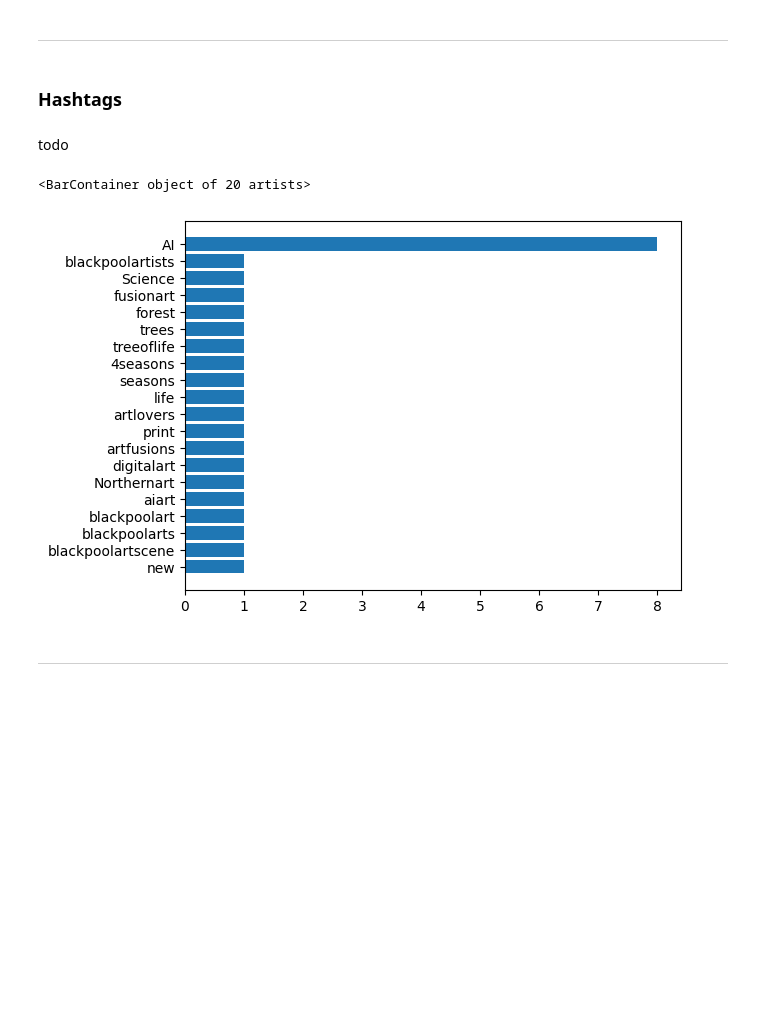
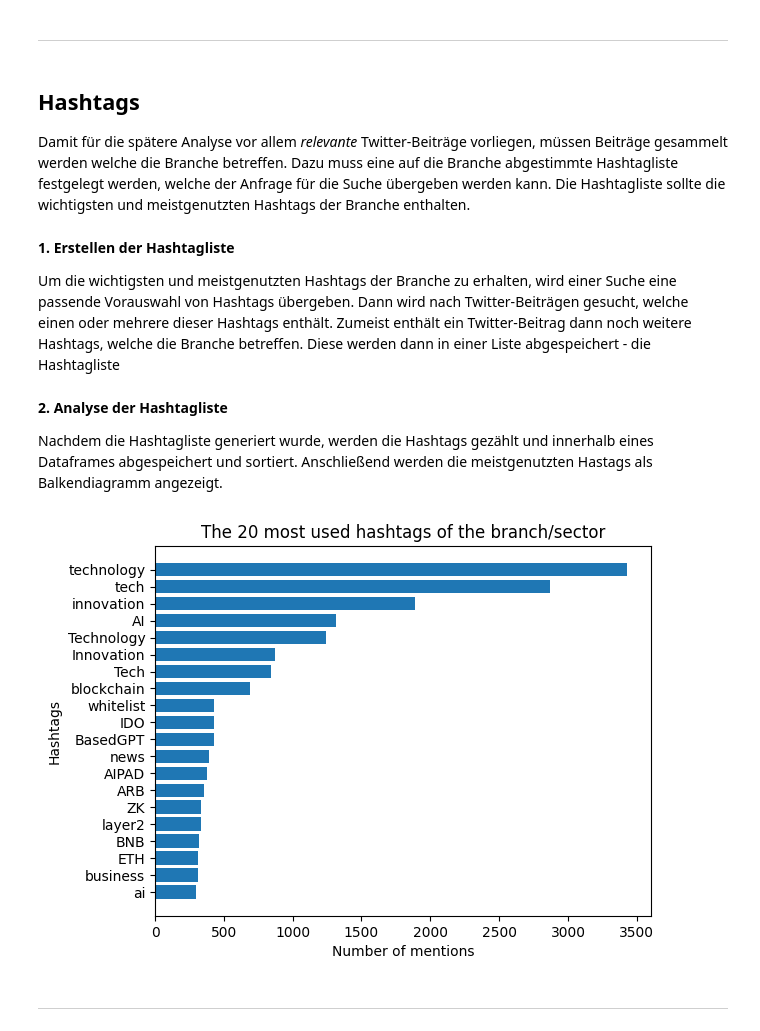
Before and after one commit to lukasschr/bachelorthesis-social-media-analytics, a Jupyter notebook: notebooks/00-experimental.ipynb, the cells around one changed output. Cells and saved outputs as stored; diff of their text form; code cells hidden in the pictures; blank space fills up the shorter version.

Commit message:
update section hashtags

```diff
--- a/notebooks/00-experimental.ipynb
+++ b/notebooks/00-experimental.ipynb
@@ -11,8 +11,12 @@ Hello World :)
 # %% [markdown]
 ---
 # %% [markdown]
-### Hashtags
+## Hashtags
+
+Damit für die spätere Analyse vor allem *relevante* Twitter-Beiträge vorliegen, müssen Beiträge gesammelt werden welche die Branche betreffen. Dazu muss eine auf die Branche abgestimmte Hashtagliste festgelegt werden, welche der Anfrage für die Suche übergeben werden kann. Die Hashtagliste sollte die wichtigsten und meistgenutzten Hashtags der Branche enthalten.
 # %% [markdown]
-todo
+**1. Erstellen der Hashtagliste**
+
+Um die wichtigsten und meistgenutzten Hashtags der Branche zu erhalten, wird einer Suche eine passende Vorauswahl von Hashtags übergeben. Dann wird nach Twitter-Beiträgen gesucht, welche einen oder mehrere dieser Hashtags enthält. Zumeist enthält ein Twitter-Beitrag dann noch weitere Hashtags, welche die Branche betreffen. Diese werden dann in einer Liste abgespeichert - die Hashtagliste
 # %%
 from src.data import hashtags
@@ -24,25 +32,36 @@ hts = hashtags.search_similar_hashtags(starting_hashtags, limit=10)
+# %% [markdown]
+**2. Analyse der Hashtagliste**
+
+Nachdem die Hashtagliste generiert wurde, werden die Hashtags gezählt und innerhalb eines Dataframes abgespeichert und sortiert. Anschließend werden die meistgenutzten Hastags als Balkendiagramm angezeigt.
 # %%
+from src import utils
 from collections import Counter
 import matplotlib.pyplot as plt
 import pandas as pd
 
 number_of_results_to_show = 20
 
+# load
+htl = utils.load_pkl(path='../data/raw/hashtaglist.pkl')
+
 # count how often the hashtags appear in the list
-hc = Counter(hts)
+hc = Counter(htl)
 
 # save the result of the count as a pandas dataframe
 df = pd.DataFrame(dict(hc).items(), columns=['hashtag', 'number'])
 
 # sort df so that a bar chart shows the most common hashtags first
 df = df.sort_values(by=['number'], ascending=False)
 df = df[:number_of_results_to_show]
 df = df.sort_values(by=['number'])
 
 # setup and display bar chart
 plt.barh(y=df.hashtag, width=df.number)
+plt.title(f'The {str(number_of_results_to_show)} most used hashtags of the branch/sector')
+plt.xlabel('Number of mentions')
+plt.ylabel('Hashtags')
+plt.show()
 # %% [output]
-<BarContainer object of 20 artists>
-[figure, old version]
+[figure, new version]
 # %% [markdown]
 ---
```
Also changed, not shown: parts of 1 cell of this notebook.
